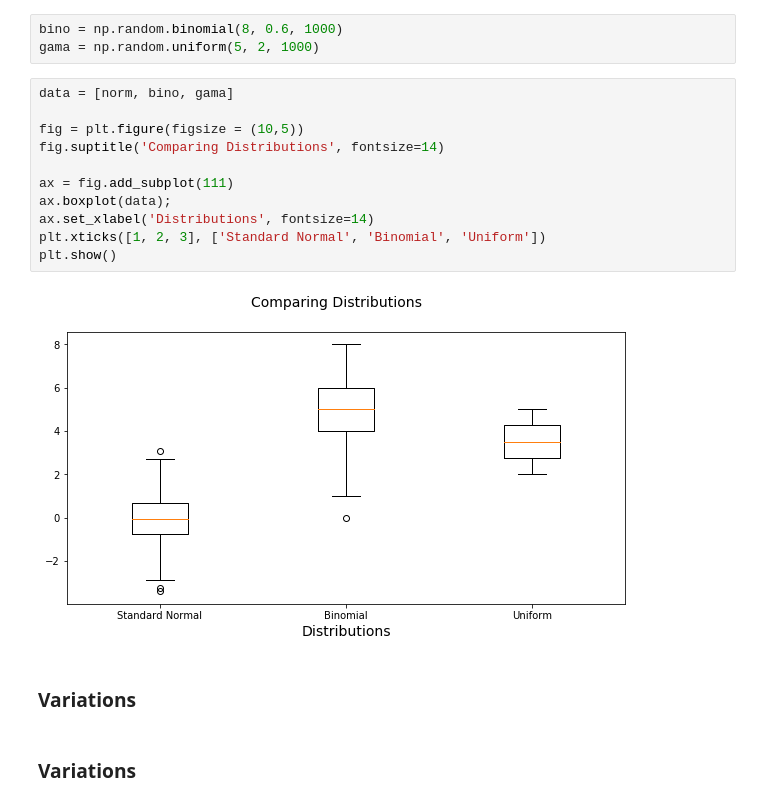
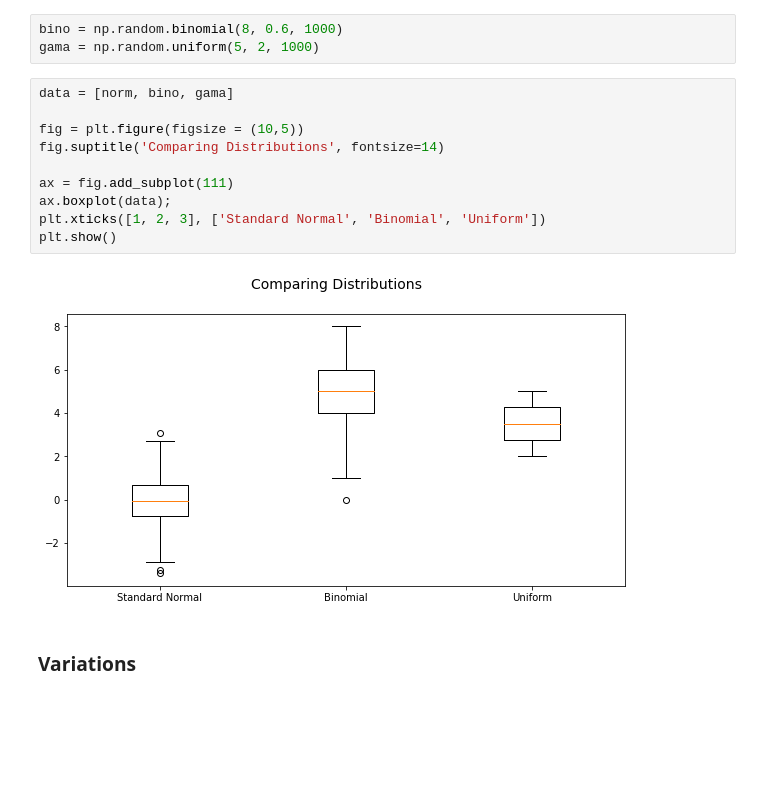
Before and after one commit to MarionMcG/fundamentals_data_analysis, a Jupyter notebook: boxplots.ipynb, the cells around one changed output. Saved outputs shown, nothing was run; the diff lists cells and outputs as text; blank space fills up the shorter version.

Commit message:
Tidying up graphs

```diff
--- a/boxplots.ipynb
+++ b/boxplots.ipynb
@@ -100,18 +100,15 @@ gama = np.random.uniform(5, 2, 1000)
 # %%
 data = [norm, bino, gama]
 
 fig = plt.figure(figsize = (10,5))
 fig.suptitle('Comparing Distributions', fontsize=14)
 
 ax = fig.add_subplot(111)
 ax.boxplot(data);
-ax.set_xlabel('Distributions', fontsize=14)
 plt.xticks([1, 2, 3], ['Standard Normal', 'Binomial', 'Uniform'])
 plt.show()
 # %% [output]
-[figure, old version]
+[figure, new version]
-# %% [markdown]
-### Variations
 # %% [markdown]
 ### Variations
 # %% [markdown]
```
